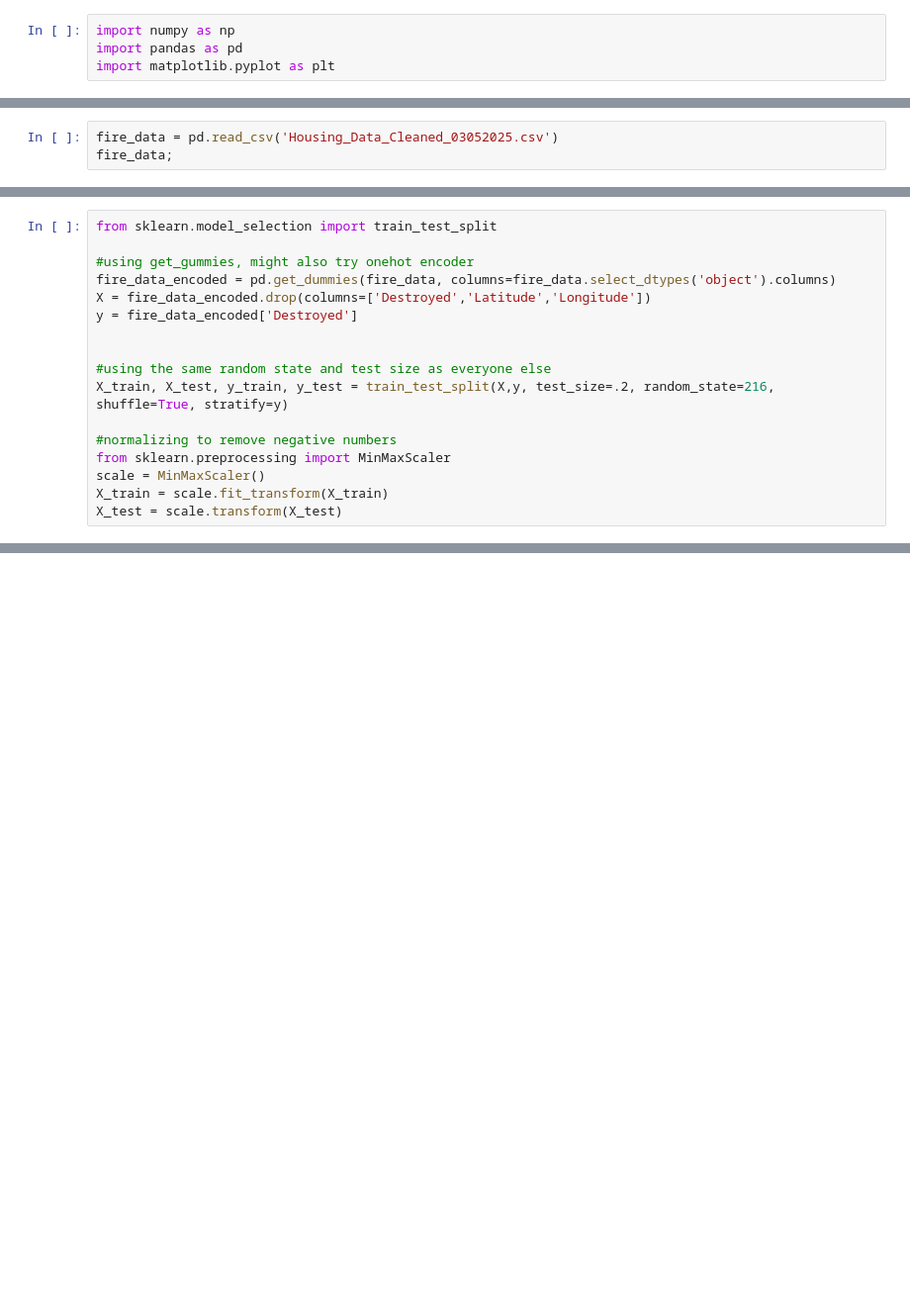
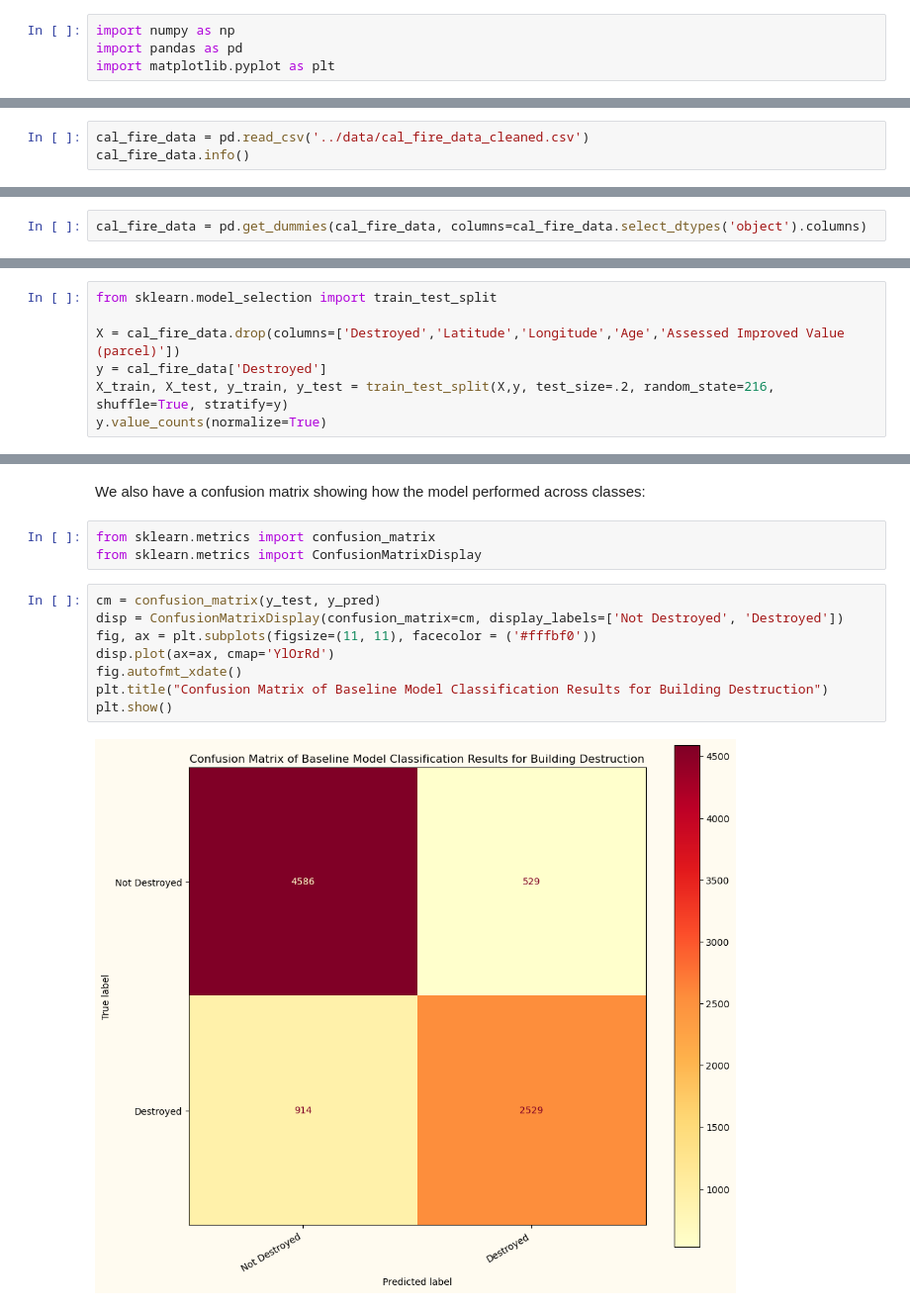
Before and after one commit to kbspecht/erdos-2025-wildfire-structural-damage, a Jupyter notebook: models/naive_bayes.ipynb, the cells around one changed output, grey strips where cells are left out. Shown at 99% size. Cells and saved outputs as stored; diff of their text form; blank space fills up the shorter version.

Commit message:
baseline/naive bayes revamp

```diff
--- a/models/naive_bayes.ipynb
+++ b/models/naive_bayes.ipynb
@@ -5,3 +9,3 @@ import matplotlib.pyplot as plt
 # %%
-fire_data = pd.read_csv('Housing_Data_Cleaned_03052025.csv')
-fire_data;
+cal_fire_data = pd.read_csv('../data/cal_fire_data_cleaned.csv')
+cal_fire_data.info()
@@ -8,17 +32,2 @@ fire_data;
 # %%
-from sklearn.model_selection import train_test_split
-
-#using get_gummies, might also try onehot encoder
-fire_data_encoded = pd.get_dummies(fire_data, columns=fire_data.select_dtypes('object').columns)
-X = fire_data_encoded.drop(columns=['Destroyed','Latitude','Longitude'])
-y = fire_data_encoded['Destroyed']
-
-
-#using the same random state and test size as everyone else
-X_train, X_test, y_train, y_test = train_test_split(X,y, test_size=.2, random_state=216, shuffle=True, stratify=y)
-
-#normalizing to remove negative numbers
-from sklearn.preprocessing import MinMaxScaler
-scale = MinMaxScaler()
-X_train = scale.fit_transform(X_train)
-X_test = scale.transform(X_test)
+cal_fire_data = pd.get_dummies(cal_fire_data, columns=cal_fire_data.select_dtypes('object').columns)
@@ -24,0 +36,7 @@ X_test = scale.transform(X_test)
+# %%
+from sklearn.model_selection import train_test_split
+
+X = cal_fire_data.drop(columns=['Destroyed','Latitude','Longitude','Age','Assessed Improved Value (parcel)'])
+y = cal_fire_data['Destroyed']
+X_train, X_test, y_train, y_test = train_test_split(X,y, test_size=.2, random_state=216, shuffle=True, stratify=y)
+y.value_counts(normalize=True)
@@ -48,0 +82,15 @@ weighted avg       0.83      0.83      0.83      8558
+# %% [markdown]
+We also have a confusion matrix showing how the model performed across classes:
+# %%
+from sklearn.metrics import confusion_matrix
+from sklearn.metrics import ConfusionMatrixDisplay
+# %%
+cm = confusion_matrix(y_test, y_pred)
+disp = ConfusionMatrixDisplay(confusion_matrix=cm, display_labels=['Not Destroyed', 'Destroyed'])
+fig, ax = plt.subplots(figsize=(11, 11), facecolor = ('#fffbf0'))
+disp.plot(ax=ax, cmap='YlOrRd')
+fig.autofmt_xdate()
+plt.title("Confusion Matrix of Baseline Model Classification Results for Building Destruction")
+plt.show()
+# %% [output]
+[figure, added]
```
Also changed, not shown: parts of 12 cells of this notebook, 1 other file.
